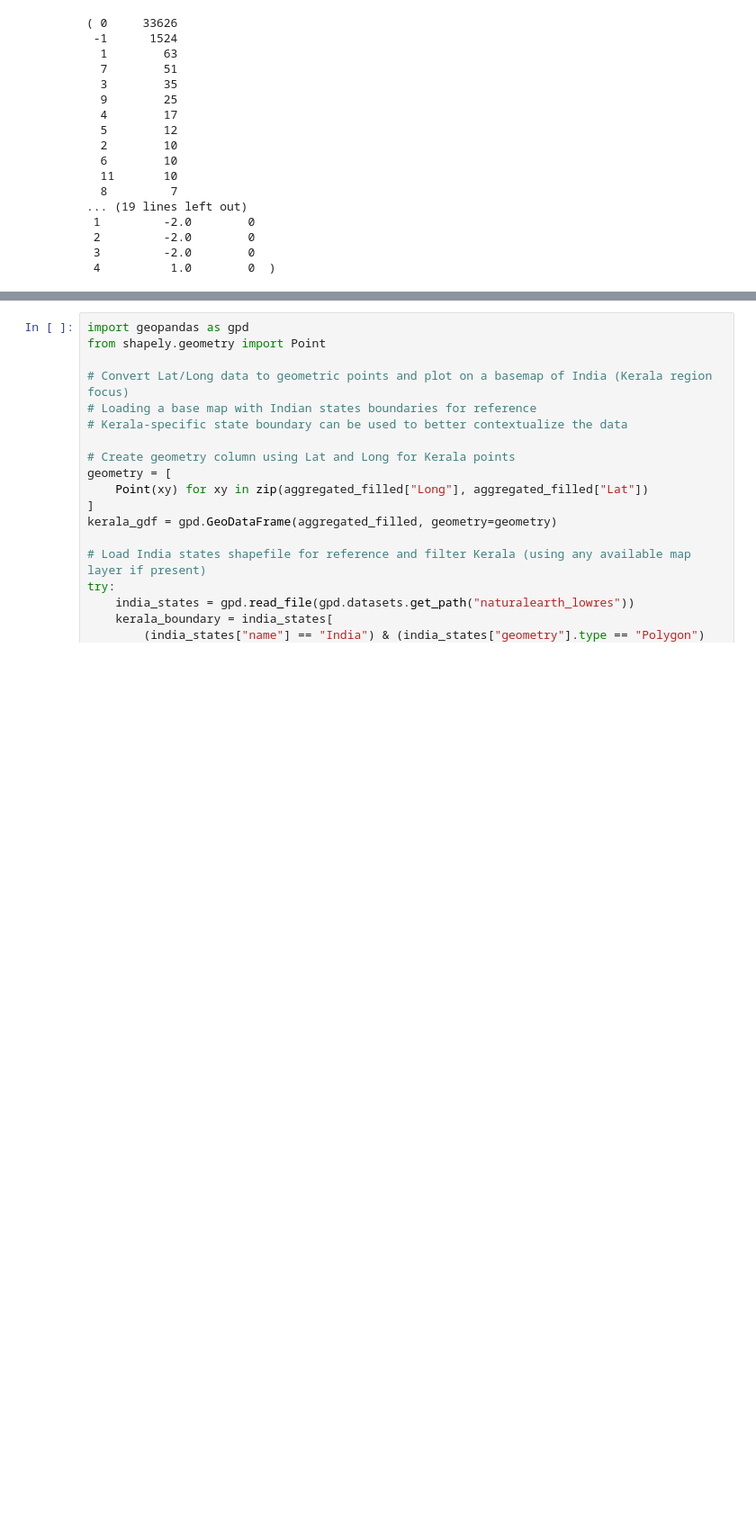
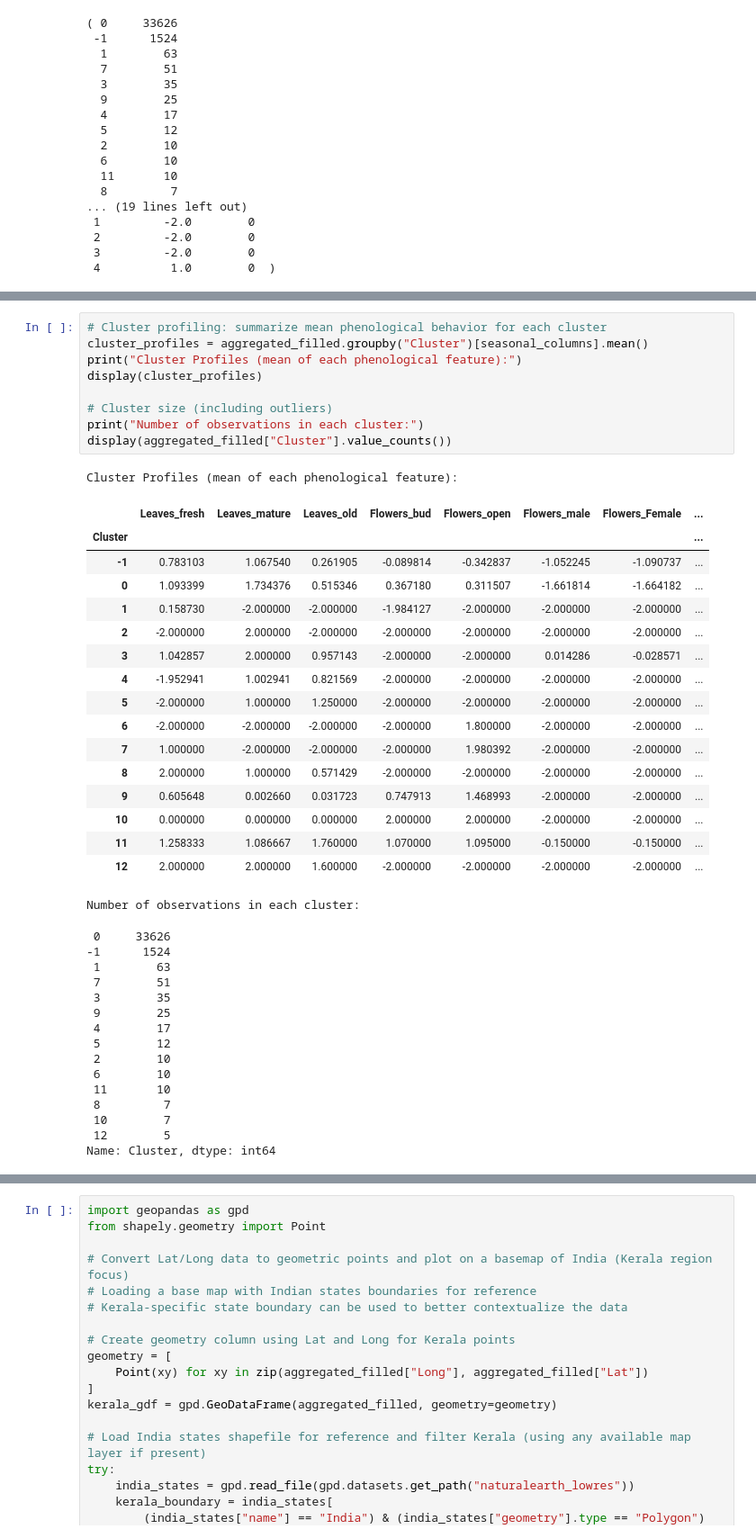
Before and after one commit to BU-Spark/ds-seasonwatch-trees, a Jupyter notebook: code/spring_2025_code/clustering_with_urbanization.ipynb, the cells around one changed output, grey strips where cells are left out. Shown at 90% size. Cells and saved outputs as stored; diff of their text form; blank space fills up the shorter version.

```diff
--- a/code/spring_2025_code/clustering_with_urbanization.ipynb
+++ b/code/spring_2025_code/clustering_with_urbanization.ipynb
@@ -76,0 +104,43 @@ aggregated_filled["Cluster"].value_counts(), aggregated_filled.head()
+# %%
+# Cluster profiling: summarize mean phenological behavior for each cluster
+cluster_profiles = aggregated_filled.groupby("Cluster")[seasonal_columns].mean()
+print("Cluster Profiles (mean of each phenological feature):")
+display(cluster_profiles)
+
+# Cluster size (including outliers)
+print("Number of observations in each cluster:")
+display(aggregated_filled["Cluster"].value_counts())
+# %% [output]
+Cluster Profiles (mean of each phenological feature):
+|  | Leaves_fresh | Leaves_mature | Leaves_old | Flowers_bud | Flowers_open | Flowers_male | Flowers_Female | ... |
+| Cluster |  |  |  |  |  |  |  | ... |
+| -1 | 0.783103 | 1.067540 | 0.261905 | -0.089814 | -0.342837 | -1.052245 | -1.090737 | ... |
+| 0 | 1.093399 | 1.734376 | 0.515346 | 0.367180 | 0.311507 | -1.661814 | -1.664182 | ... |
+| 1 | 0.158730 | -2.000000 | -2.000000 | -1.984127 | -2.000000 | -2.000000 | -2.000000 | ... |
+| 2 | -2.000000 | 2.000000 | -2.000000 | -2.000000 | -2.000000 | -2.000000 | -2.000000 | ... |
+| 3 | 1.042857 | 2.000000 | 0.957143 | -2.000000 | -2.000000 | 0.014286 | -0.028571 | ... |
+| 4 | -1.952941 | 1.002941 | 0.821569 | -2.000000 | -2.000000 | -2.000000 | -2.000000 | ... |
+| 5 | -2.000000 | 1.000000 | 1.250000 | -2.000000 | -2.000000 | -2.000000 | -2.000000 | ... |
+| 6 | -2.000000 | -2.000000 | -2.000000 | -2.000000 | 1.800000 | -2.000000 | -2.000000 | ... |
+| 7 | 1.000000 | -2.000000 | -2.000000 | -2.000000 | 1.980392 | -2.000000 | -2.000000 | ... |
+| 8 | 2.000000 | 1.000000 | 0.571429 | -2.000000 | -2.000000 | -2.000000 | -2.000000 | ... |
+| 9 | 0.605648 | 0.002660 | 0.031723 | 0.747913 | 1.468993 | -2.000000 | -2.000000 | ... |
+| 10 | 0.000000 | 0.000000 | 0.000000 | 2.000000 | 2.000000 | -2.000000 | -2.000000 | ... |
+| 11 | 1.258333 | 1.086667 | 1.760000 | 1.070000 | 1.095000 | -0.150000 | -0.150000 | ... |
+| 12 | 2.000000 | 2.000000 | 1.600000 | -2.000000 | -2.000000 | -2.000000 | -2.000000 | ... |
+Number of observations in each cluster:
+ 0     33626
+-1      1524
+ 1        63
+ 7        51
+ 3        35
+ 9        25
+ 4        17
+ 5        12
+ 2        10
+ 6        10
+ 11       10
+ 8         7
+ 10        7
+ 12        5
+Name: Cluster, dtype: int64
```
Also changed, not shown: parts of 9 cells of this notebook.
